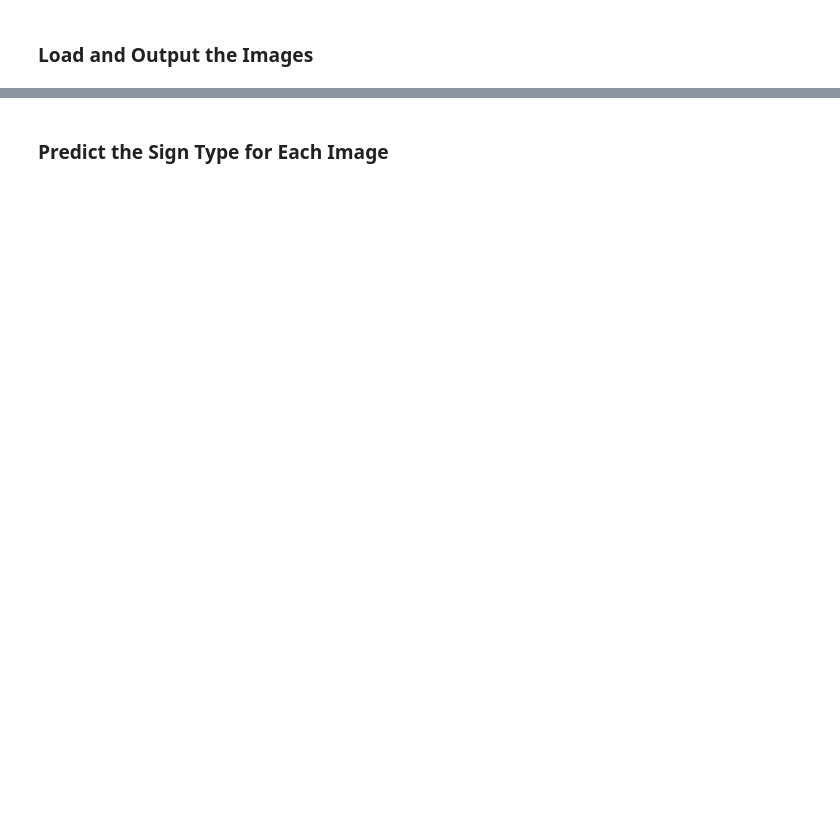
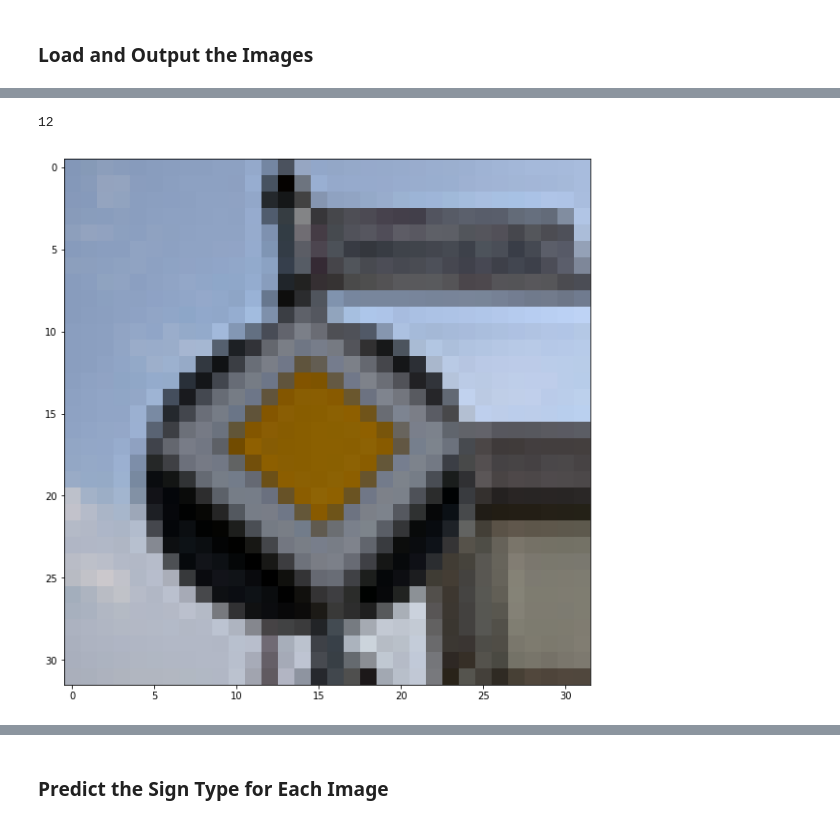
Before and after one commit to ram-charan-m/Traffic_Sign_Classifier_CNN, a Jupyter notebook: Traffic_Sign_Classifier.ipynb, the cells around one changed output, grey strips where cells are left out. Cells and saved outputs as stored; diff of their text form; code cells hidden in the pictures; blank space fills up the shorter version.

```diff
--- a/Traffic_Sign_Classifier.ipynb
+++ b/Traffic_Sign_Classifier.ipynb
@@ -382,0 +489,18 @@ You may find `signnames.csv` useful as it contains mappings from the class id (i
+# %%
+### Load the images and plot them here.
+
+import glob
+import cv2
+import numpy as np
+import matplotlib.pyplot as plt
+# Visualizations will be shown in the notebook.
+%matplotlib inline
+import random
+
+testlabels = np.array([11, 3, 18, 36, 14, 28, 12])
+testset = []
+#assuming JPG
+img = ['Test_Images/Resized_32x32/LabelID_11.png','Test_Images/Resized_32x32/LabelID_3.png','Test_Images/Resized_32x32/LabelID_18.png','Test_Images/Resized_32x32/LabelID_36.png','Test_Images/Resized_32x32/LabelID_14.png','Test_Images/Resized_32x32/LabelID_28.png','Test_Images/Resized_32x32/LabelID_12.png']
+for index in img:
+    print(index)
+    testset.append(cv2.imread(index))
@@ -382,0 +515,10 @@ You may find `signnames.csv` useful as it contains mappings from the class id (i
+# %%
+# Visualize input test set
+# plot image randomly
+index = random.randint(0, len(testset))
+plt.figure(figsize=(10,10))
+plt.imshow(cv2.cvtColor(testset[index].squeeze(),cv2.COLOR_RGB2BGR))
+print(testlabels[index])
+# %% [output]
+12
+[figure, added]
```
Also changed, not shown: parts of 35 cells of this notebook, 20 other files.
